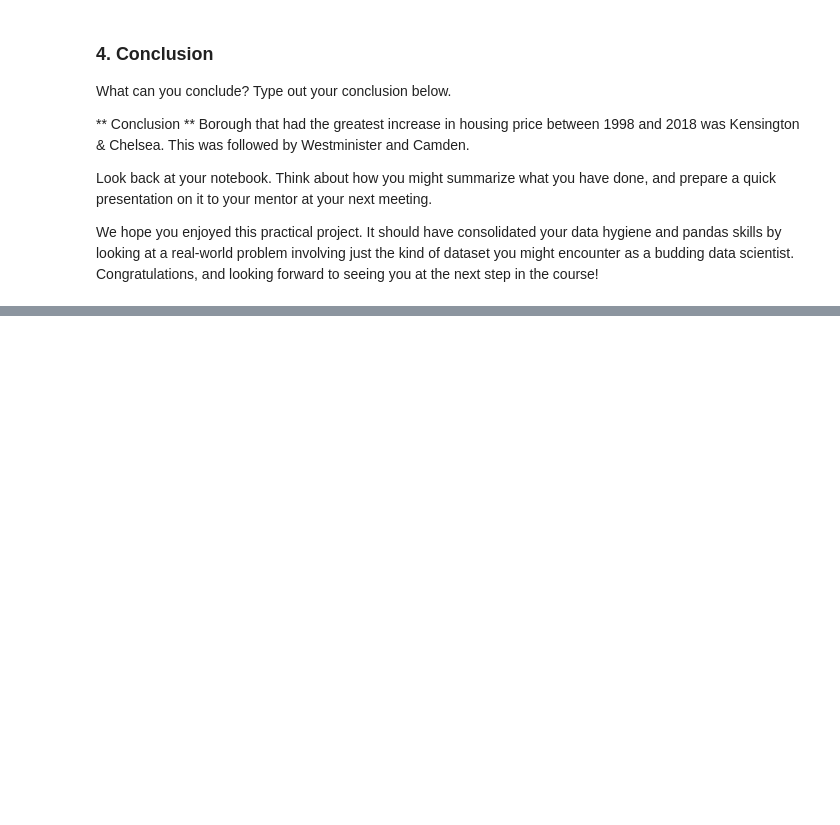
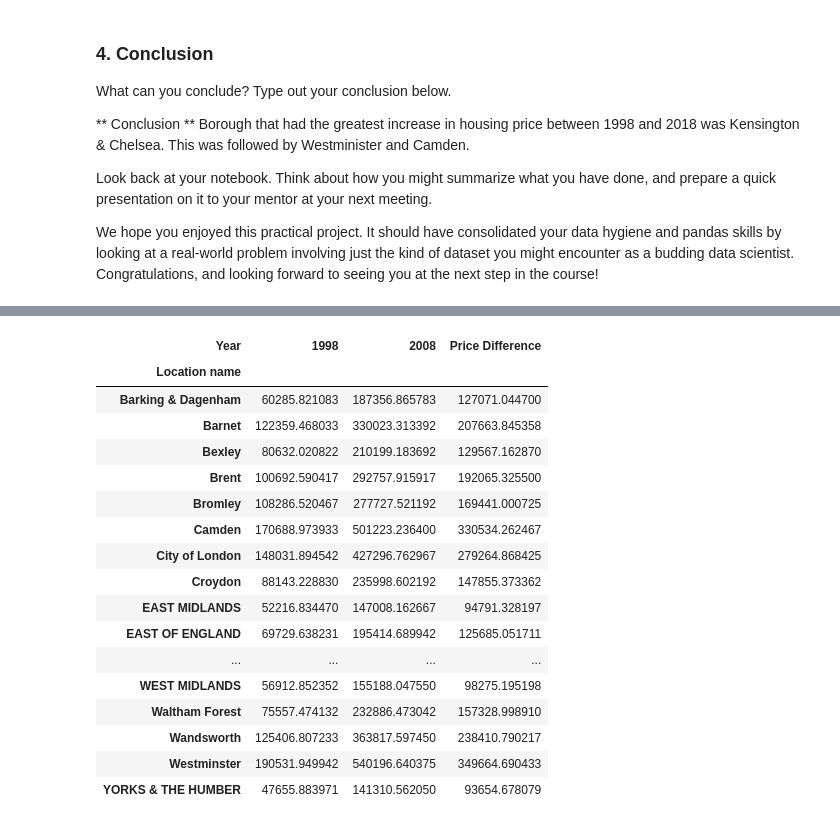
Before and after one commit to dsoundar12/Springboard, a Jupyter notebook: Unit 4 Challenge - Tier 3.ipynb, the cells around one changed output, grey strips where cells are left out. Drawn from its saved outputs; the diff is of its cells as text; code cells hidden in the pictures; blank space fills up the shorter version.

```diff
--- a/Unit 4 Challenge - Tier 3.ipynb
+++ b/Unit 4 Challenge - Tier 3.ipynb
@@ -694,0 +712,21 @@ We hope you enjoyed this practical project. It should have consolidated your dat
+# %%
+trun_table2
+# %% [output]
+| Year | 1998 | 2008 | Price Difference |
+| Location name |  |  |  |
+| Barking & Dagenham | 60285.821083 | 187356.865783 | 127071.044700 |
+| Barnet | 122359.468033 | 330023.313392 | 207663.845358 |
+| Bexley | 80632.020822 | 210199.183692 | 129567.162870 |
+| Brent | 100692.590417 | 292757.915917 | 192065.325500 |
+| Bromley | 108286.520467 | 277727.521192 | 169441.000725 |
+| Camden | 170688.973933 | 501223.236400 | 330534.262467 |
+| City of London | 148031.894542 | 427296.762967 | 279264.868425 |
+| Croydon | 88143.228830 | 235998.602192 | 147855.373362 |
+| EAST MIDLANDS | 52216.834470 | 147008.162667 | 94791.328197 |
+| EAST OF ENGLAND | 69729.638231 | 195414.689942 | 125685.051711 |
+| ... | ... | ... | ... |
+| WEST MIDLANDS | 56912.852352 | 155188.047550 | 98275.195198 |
+| Waltham Forest | 75557.474132 | 232886.473042 | 157328.998910 |
+| Wandsworth | 125406.807233 | 363817.597450 | 238410.790217 |
+| Westminster | 190531.949942 | 540196.640375 | 349664.690433 |
+| YORKS & THE HUMBER | 47655.883971 | 141310.562050 | 93654.678079 |
```
Also changed, not shown: parts of 7 cells of this notebook.
